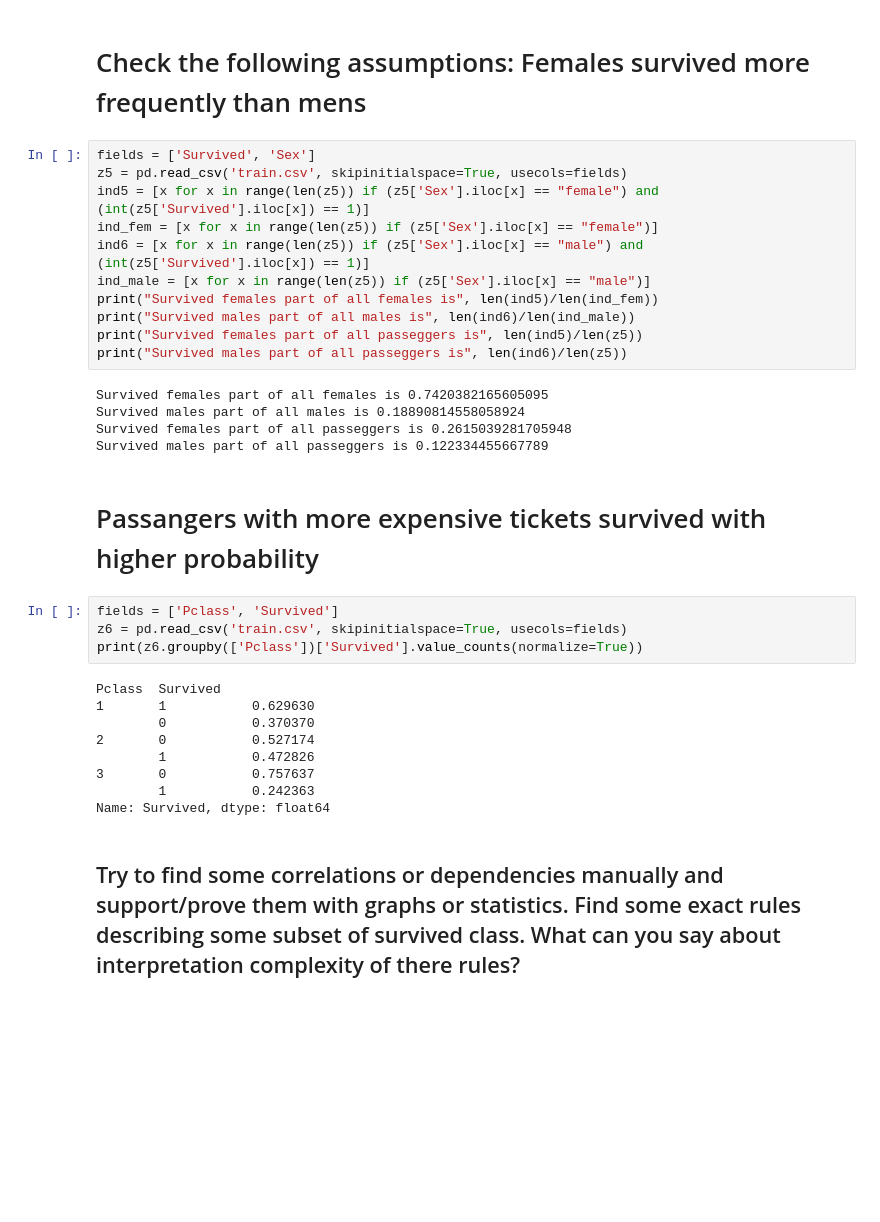
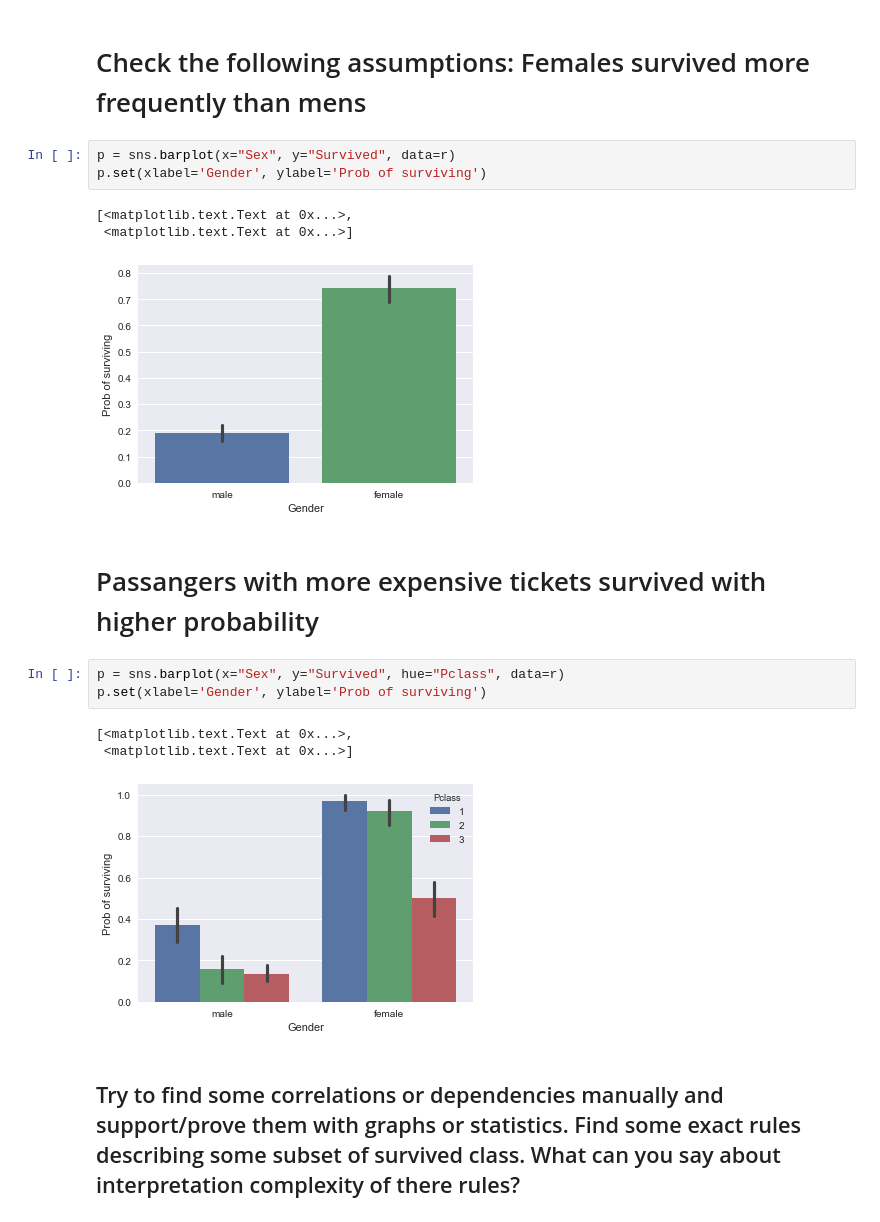
Before and after one commit to Marrry1327/ML-DM, a Jupyter notebook: Lab #1 Intoduction to instruments.ipynb, the cells around one changed output. Cells and saved outputs as stored; diff of their text form; blank space fills up the shorter version.

```diff
--- a/Lab #1 Intoduction to instruments.ipynb
+++ b/Lab #1 Intoduction to instruments.ipynb
@@ -202,37 +217,22 @@ print("Possibility of any parches doesn't exist aboard if there are no siblings
 Possibility of any parches doesn't exist aboard if there are no siblings is 0.8832236842105263
 # %% [markdown]
 # Check the following assumptions: Females survived more frequently than mens
-# %%
-fields = ['Survived', 'Sex']
-z5 = pd.read_csv('train.csv', skipinitialspace=True, usecols=fields)
-ind5 = [x for x in range(len(z5)) if (z5['Sex'].iloc[x] == "female") and (int(z5['Survived'].iloc[x]) == 1)]
-ind_fem = [x for x in range(len(z5)) if (z5['Sex'].iloc[x] == "female")]
-ind6 = [x for x in range(len(z5)) if (z5['Sex'].iloc[x] == "male") and (int(z5['Survived'].iloc[x]) == 1)]
-ind_male = [x for x in range(len(z5)) if (z5['Sex'].iloc[x] == "male")]
-print("Survived females part of all females is", len(ind5)/len(ind_fem))
-print("Survived males part of all males is", len(ind6)/len(ind_male))
-print("Survived females part of all passeggers is", len(ind5)/len(z5))
-print("Survived males part of all passeggers is", len(ind6)/len(z5))
-# %% [output]
-Survived females part of all females is 0.7420382165605095
-Survived males part of all males is 0.18890814558058924
-Survived females part of all passeggers is 0.2615039281705948
-Survived males part of all passeggers is 0.122334455667789
+# %%
+p = sns.barplot(x="Sex", y="Survived", data=r)
+p.set(xlabel='Gender', ylabel='Prob of surviving')
+# %% [output]
+[<matplotlib.text.Text at 0x...>,
+ <matplotlib.text.Text at 0x...>]
+[figure, added]
 # %% [markdown]
 # Passangers with more expensive tickets survived with higher probability
-# %%
-fields = ['Pclass', 'Survived']
-z6 = pd.read_csv('train.csv', skipinitialspace=True, usecols=fields)
-print(z6.groupby(['Pclass'])['Survived'].value_counts(normalize=True))
-# %% [output]
-Pclass  Survived
-1       1           0.629630
-        0           0.370370
-2       0           0.527174
-        1           0.472826
-3       0           0.757637
-        1           0.242363
-Name: Survived, dtype: float64
+# %%
+p = sns.barplot(x="Sex", y="Survived", hue="Pclass", data=r)
+p.set(xlabel='Gender', ylabel='Prob of surviving')
+# %% [output]
+[<matplotlib.text.Text at 0x...>,
+ <matplotlib.text.Text at 0x...>]
+[figure, added]
 # %% [markdown]
 ## Try to find some correlations or dependencies manually and support/prove them with graphs or statistics. Find some exact rules describing some subset of survived class. What can you say about interpretation complexity of there rules?
 # %%
```
Also changed, not shown: parts of 9 cells of this notebook.
